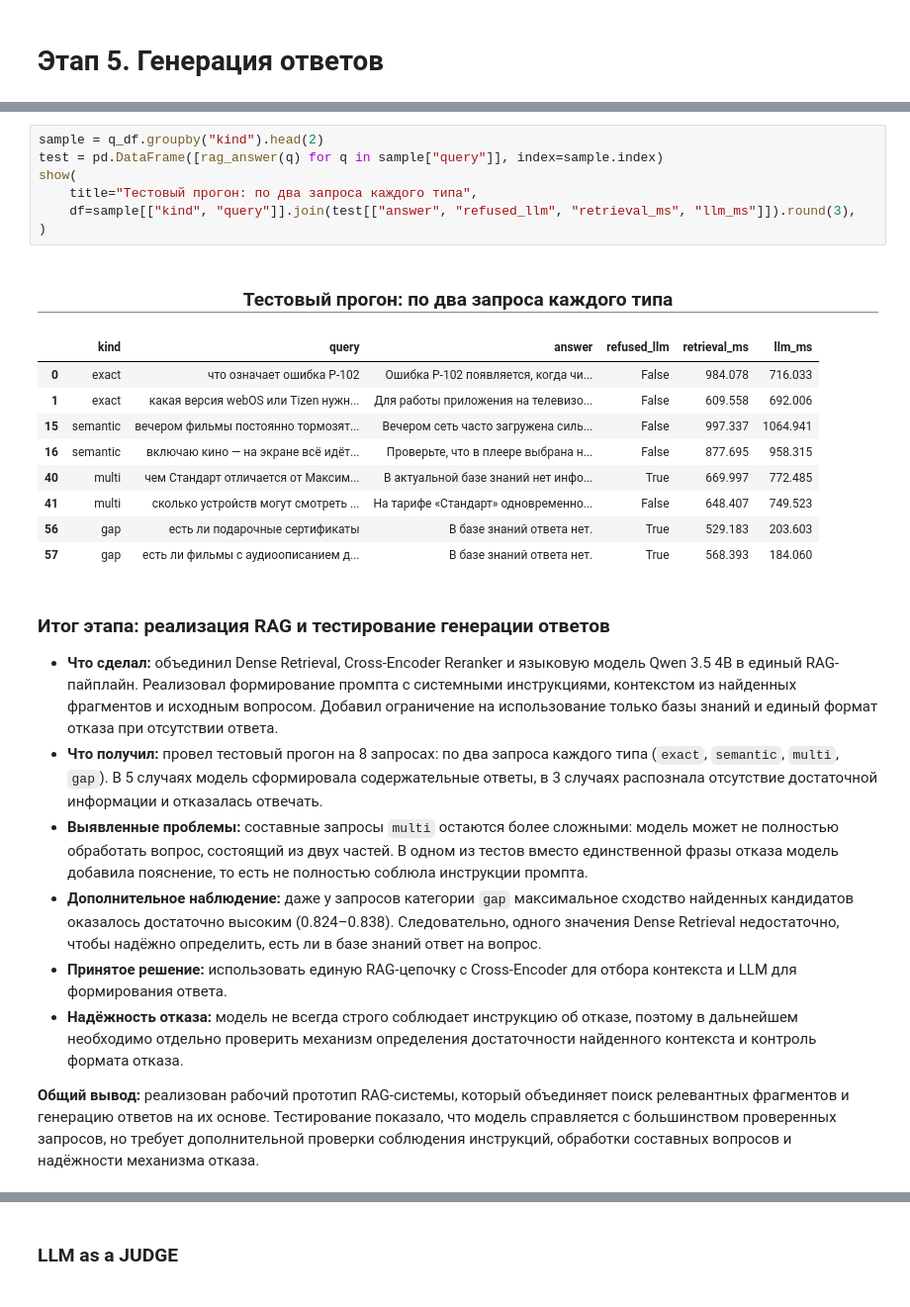
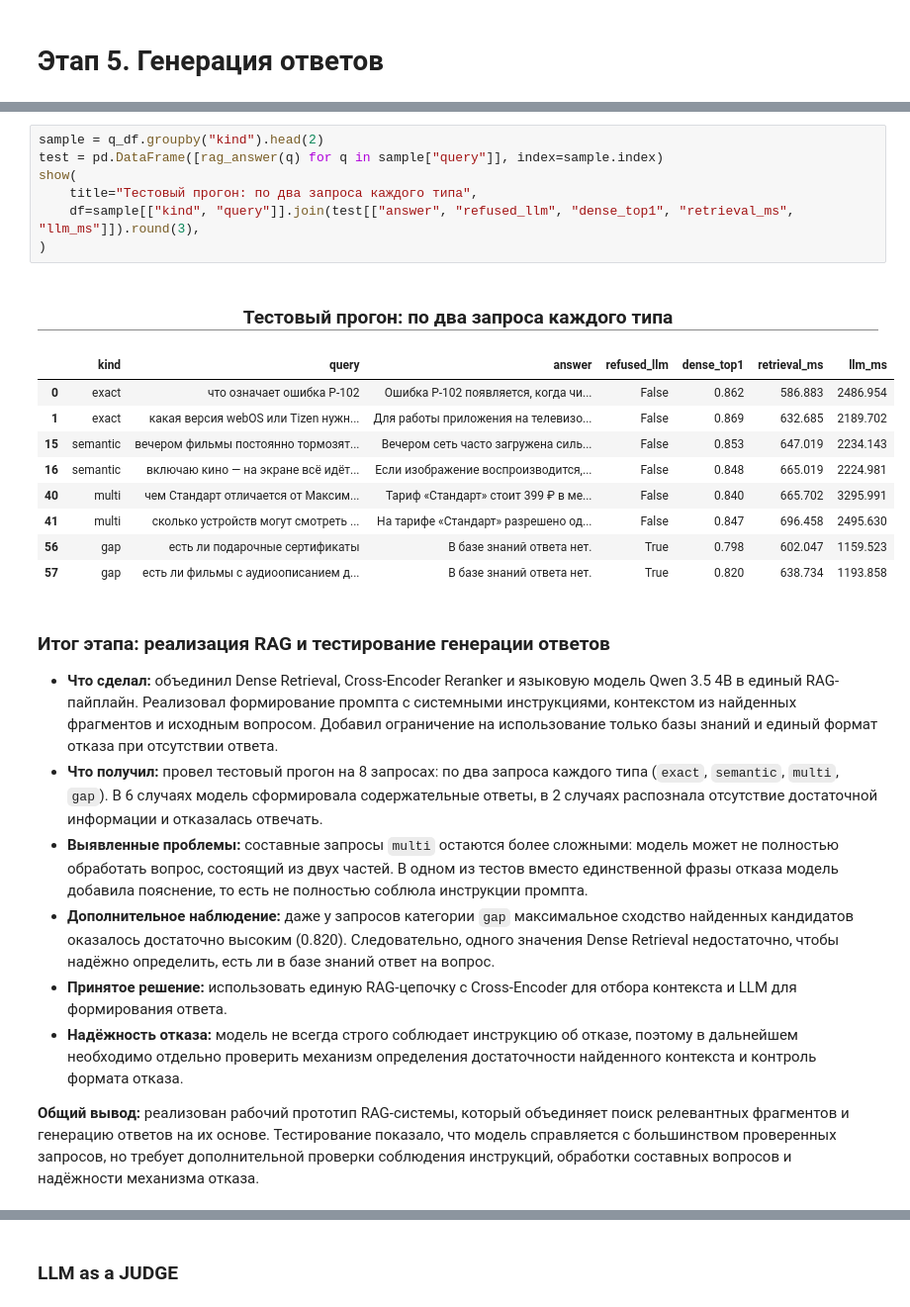
Before and after one commit to nda86/yp_rag, a Jupyter notebook: 3 RAG.ipynb, the cells around one changed output, grey strips where cells are left out. Shown at 99% size. Cells and saved outputs as stored; diff of their text form.

```diff
--- a/3 RAG.ipynb
+++ b/3 RAG.ipynb
@@ -621,28 +644,28 @@ def rag_answer(query: str, gold_docs: list[int] | None = None) -> dict:
 # %%
 sample = q_df.groupby("kind").head(2)
 test = pd.DataFrame([rag_answer(q) for q in sample["query"]], index=sample.index)
 show(
     title="Тестовый прогон: по два запроса каждого типа",
-    df=sample[["kind", "query"]].join(test[["answer", "refused_llm", "retrieval_ms", "llm_ms"]]).round(3),
+    df=sample[["kind", "query"]].join(test[["answer", "refused_llm", "dense_top1", "retrieval_ms", "llm_ms"]]).round(3),
 )
 # %% [output]
 Тестовый прогон: по два запроса каждого типа
-|  | kind | query | answer | refused_llm | retrieval_ms | llm_ms |
-| 0 | exact | что означает ошибка P-102 | Ошибка P-102 появляется, когда чи... | False | 984.078 | 716.033 |
-| 1 | exact | какая версия webOS или Tizen нужн... | Для работы приложения на телевизо... | False | 609.558 | 692.006 |
-| 15 | semantic | вечером фильмы постоянно тормозят... | Вечером сеть часто загружена силь... | False | 997.337 | 1064.941 |
-| 16 | semantic | включаю кино — на экране всё идёт... | Проверьте, что в плеере выбрана н... | False | 877.695 | 958.315 |
-| 40 | multi | чем Стандарт отличается от Максим... | В актуальной базе знаний нет инфо... | True | 669.997 | 772.485 |
-| 41 | multi | сколько устройств могут смотреть ... | На тарифе «Стандарт» одновременно... | False | 648.407 | 749.523 |
-| 56 | gap | есть ли подарочные сертификаты | В базе знаний ответа нет. | True | 529.183 | 203.603 |
-| 57 | gap | есть ли фильмы с аудиоописанием д... | В базе знаний ответа нет. | True | 568.393 | 184.060 |
+|  | kind | query | answer | refused_llm | dense_top1 | retrieval_ms | llm_ms |
+| 0 | exact | что означает ошибка P-102 | Ошибка P-102 появляется, когда чи... | False | 0.862 | 586.883 | 2486.954 |
+| 1 | exact | какая версия webOS или Tizen нужн... | Для работы приложения на телевизо... | False | 0.869 | 632.685 | 2189.702 |
+| 15 | semantic | вечером фильмы постоянно тормозят... | Вечером сеть часто загружена силь... | False | 0.853 | 647.019 | 2234.143 |
+| 16 | semantic | включаю кино — на экране всё идёт... | Если изображение воспроизводится,... | False | 0.848 | 665.019 | 2224.981 |
+| 40 | multi | чем Стандарт отличается от Максим... | Тариф «Стандарт» стоит 399 ₽ в ме... | False | 0.840 | 665.702 | 3295.991 |
+| 41 | multi | сколько устройств могут смотреть ... | На тарифе «Стандарт» разрешено од... | False | 0.847 | 696.458 | 2495.630 |
+| 56 | gap | есть ли подарочные сертификаты | В базе знаний ответа нет. | True | 0.798 | 602.047 | 1159.523 |
+| 57 | gap | есть ли фильмы с аудиоописанием д... | В базе знаний ответа нет. | True | 0.820 | 638.734 | 1193.858 |
 # %% [markdown]
 ### Итог этапа: реализация RAG и тестирование генерации ответов
 
 - **Что сделал:** объединил Dense Retrieval, Cross-Encoder Reranker и языковую модель Qwen 3.5 4B в единый RAG-пайплайн. Реализовал формирование промпта с системными инструкциями, контекстом из найденных фрагментов и исходным вопросом. Добавил ограничение на использование только базы знаний и единый формат отказа при отсутствии ответа.
-- **Что получил:** провел тестовый прогон на 8 запросах: по два запроса каждого типа (`exact`, `semantic`, `multi`, `gap`). В 5 случаях модель сформировала содержательные ответы, в 3 случаях распознала отсутствие достаточной информации и отказалась отвечать.
+- **Что получил:** провел тестовый прогон на 8 запросах: по два запроса каждого типа (`exact`, `semantic`, `multi`, `gap`). В 6 случаях модель сформировала содержательные ответы, в 2 случаях распознала отсутствие достаточной информации и отказалась отвечать.
 - **Выявленные проблемы:** составные запросы `multi` остаются более сложными: модель может не полностью обработать вопрос, состоящий из двух частей. В одном из тестов вместо единственной фразы отказа модель добавила пояснение, то есть не полностью соблюла инструкции промпта.
-- **Дополнительное наблюдение:** даже у запросов категории `gap` максимальное сходство найденных кандидатов оказалось достаточно высоким (0.824–0.838). Следовательно, одного значения Dense Retrieval недостаточно, чтобы надёжно определить, есть ли в базе знаний ответ на вопрос.
+- **Дополнительное наблюдение:** даже у запросов категории `gap` максимальное сходство найденных кандидатов оказалось достаточно высоким (0.820). Следовательно, одного значения Dense Retrieval недостаточно, чтобы надёжно определить, есть ли в базе знаний ответ на вопрос.
 - **Принятое решение:** использовать единую RAG-цепочку с Cross-Encoder для отбора контекста и LLM для формирования ответа.
 - **Надёжность отказа:** модель не всегда строго соблюдает инструкцию об отказе, поэтому в дальнейшем необходимо отдельно проверить механизм определения достаточности найденного контекста и контроль формата отказа.
 
```
Also changed, not shown: parts of 46 cells of this notebook, 9 other files.
